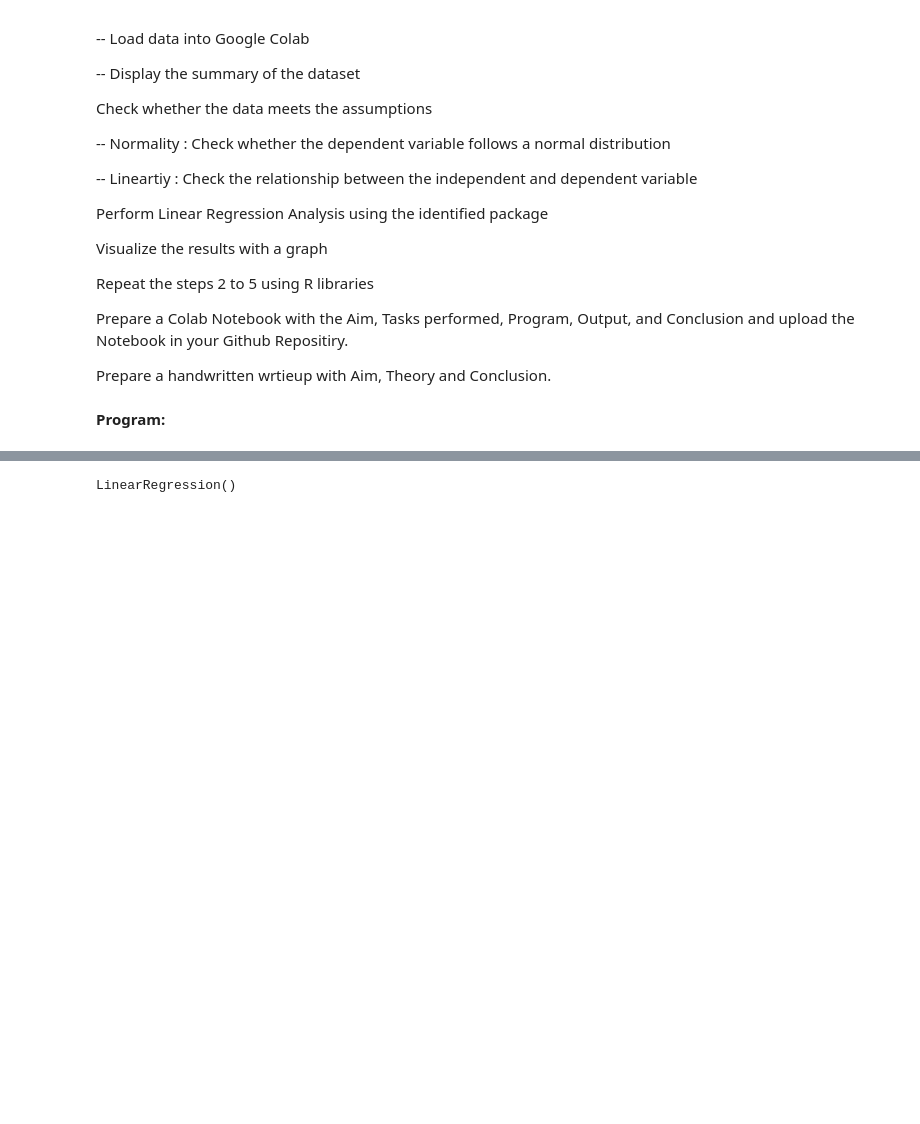
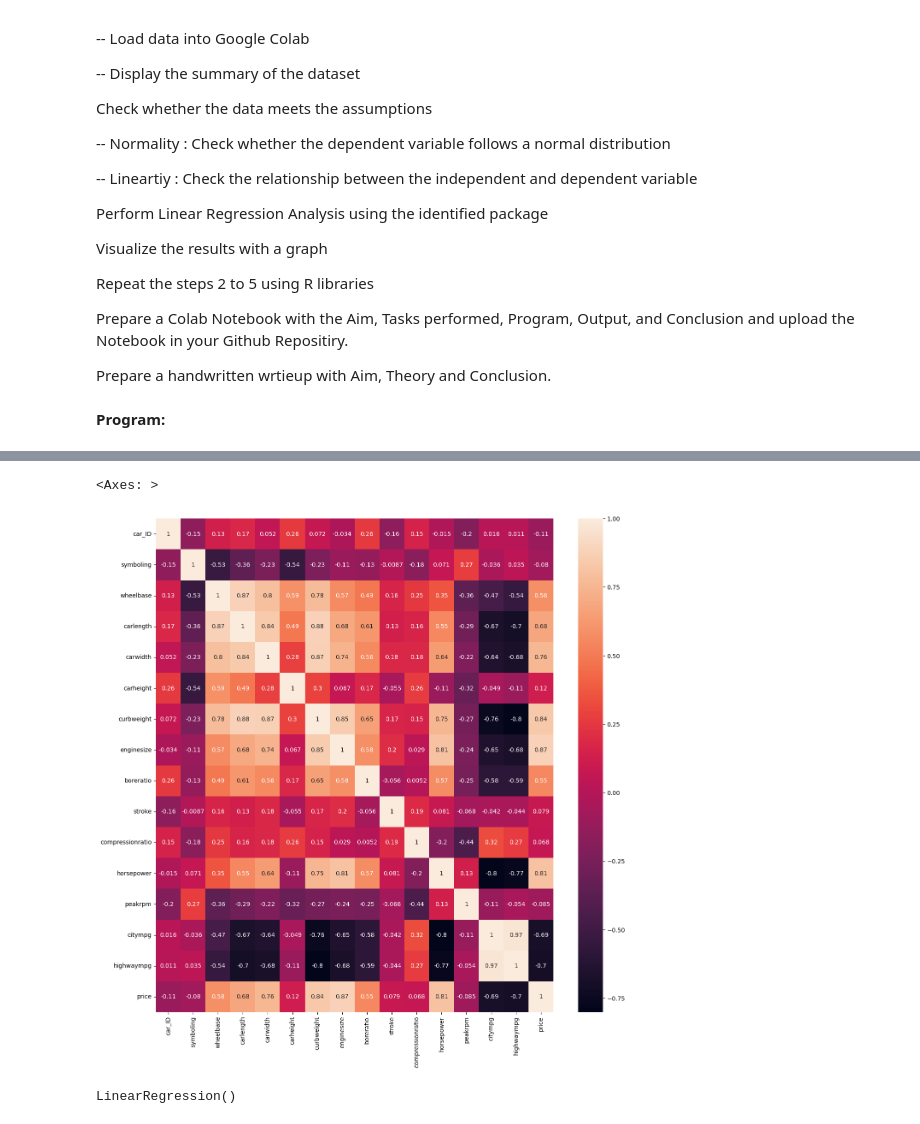
Before and after one commit to vedantrk/DAV-SEM6, a Jupyter notebook: DAV_EXP3.ipynb, the cells around one changed output, grey strips where cells are left out. Cells and saved outputs as stored; diff of their text form; code cells hidden in the pictures; blank space fills up the shorter version.

```diff
--- a/DAV_EXP3.ipynb
+++ b/DAV_EXP3.ipynb
@@ -85,0 +106,7 @@ memory usage: 213.1+ KB
+# %%
+import seaborn as sns
+fig,ax = plt.subplots(figsize=(15,15))
+sns.heatmap(df.corr(method='pearson',min_periods=1),annot=True,ax=ax)
+# %% [output]
+<Axes: >
+[figure, added]
```
Also changed, not shown: parts of 18 cells of this notebook.
